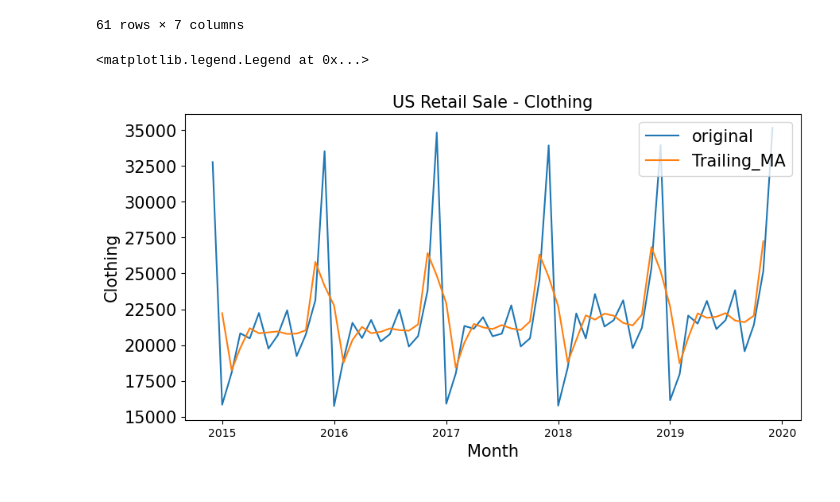
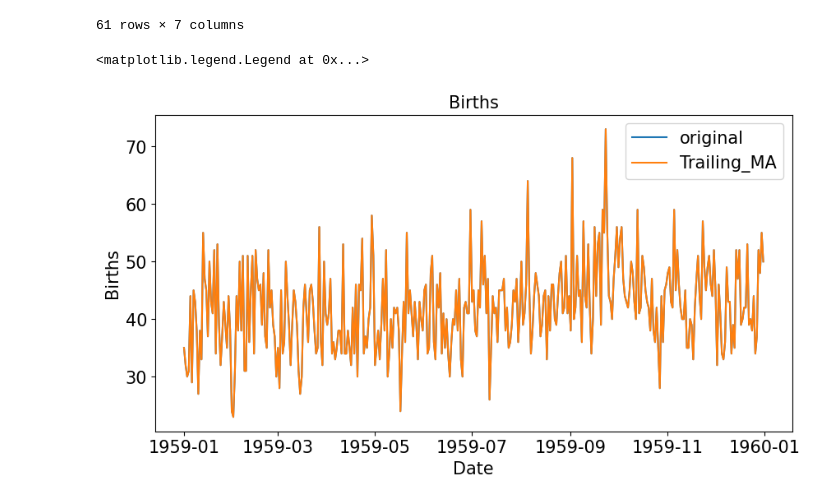
Before and after one commit to lhduc94/timeseries, a Jupyter notebook: notebooks/smoothing.ipynb, the cells around one changed output. Saved outputs shown, nothing was run; the diff lists cells and outputs as text; code cells hidden in the pictures.

```diff
--- a/notebooks/smoothing.ipynb
+++ b/notebooks/smoothing.ipynb
@@ -18,3 +17,0 @@ df['Month'] = pd.to_datetime(df['Month'])
-# %%
-df = df[['Month',"Clothing"]]
-df = df[df.Month>=pd.to_datetime('2014-12-01')]
@@ -21,8 +33,6 @@ df = df[df.Month>=pd.to_datetime('2014-12-01')]
 # %%
-df['lag_1'] = df['Clothing'].shift(1)
-df['lag_2'] = df['Clothing'].shift(2)
-df['lead_1'] = df['Clothing'].shift(-1)
+df['lag_1'] = df['Births'].shift(1)
+df['lag_2'] = df['Births'].shift(2)
+df['lead_1'] = df['Births'].shift(-1)
+df['Centered_MA'] = (df['Births'] + df['lead_1'] + df['lag_1'])/3
+df['Trailing_MA'] = (df['Births'] + df['lag_1'] + df['lag_2'])/3
-# %%
-df['Centered_MA'] = (df['Clothing'] + df['lead_1'] + df['lag_1'])/3
-# %%
-df['Trailing_MA'] = (df['Clothing'] + df['lag_1'] + df['lag_2'])/3
@@ -44,14 +70,15 @@ display(df)
 61 rows × 7 columns
 # %%
 plt.figure(figsize=(10,5))
-plt.title("US Retail Sale - Clothing", fontsize=15)
-sns.lineplot(x='Month', y='Clothing', data=df, label='original')
+plt.title("Births", fontsize=15)
+sns.lineplot(x='Date', y='Births', data=df, label='original')
 # sns.lineplot(x='Month', y='Centered_MA', data=df, label='Centered_MA')
-sns.lineplot(x='Month', y='Centered_MA', data=df, label='Trailing_MA')
-plt.xlabel('Month',fontsize=15)
+sns.lineplot(x='Date', y='Births', data=df, label='Trailing_MA')
+plt.xticks(fontsize=15)
+plt.xlabel('Date',fontsize=15)
 plt.yticks(fontsize=15)
-plt.ylabel('Clothing',fontsize=15)
+plt.ylabel('Births',fontsize=15)
 plt.legend(fontsize=15)
 # %% [output]
 <matplotlib.legend.Legend at 0x...>
-[figure, old version]
+[figure, new version]
```
Also changed, not shown: parts of 18 cells of this notebook, 8 other files.
